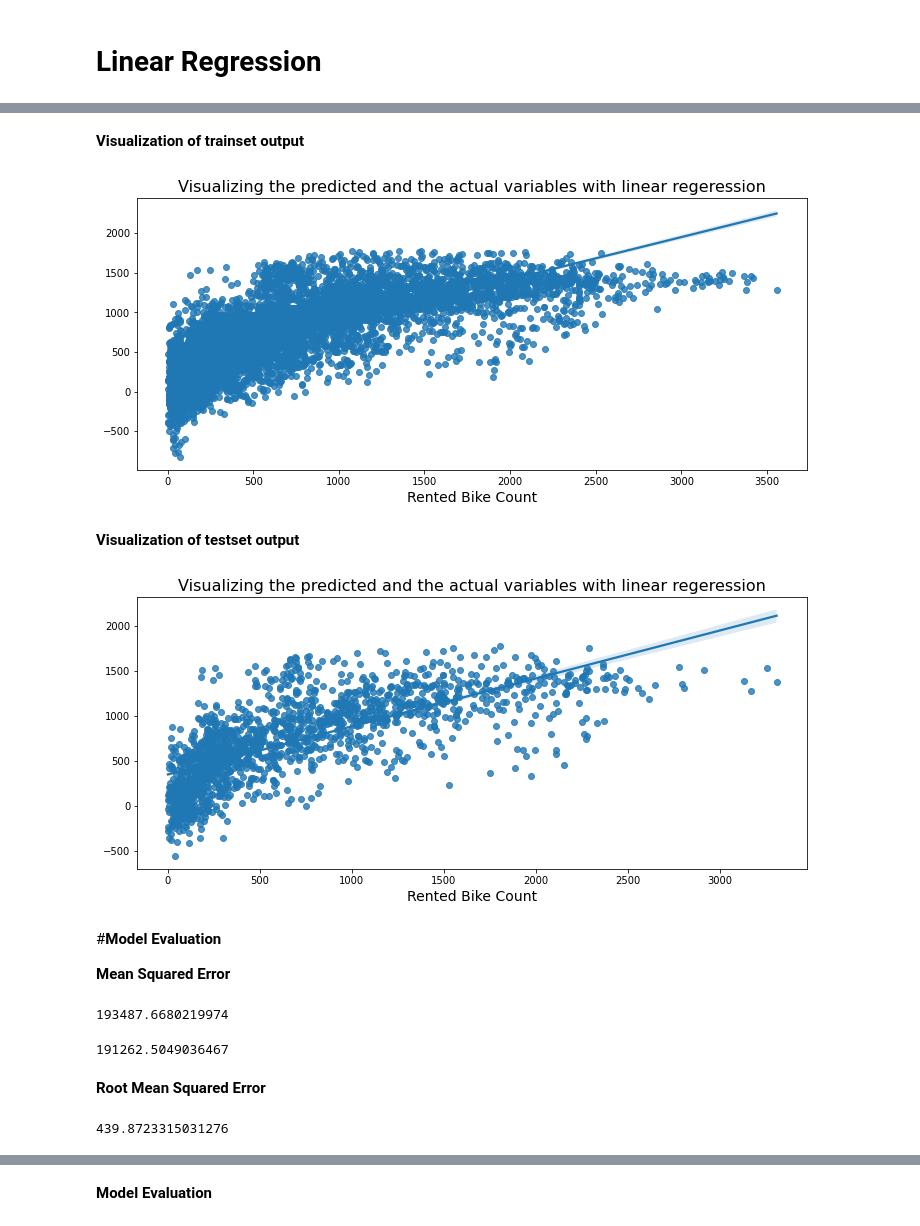
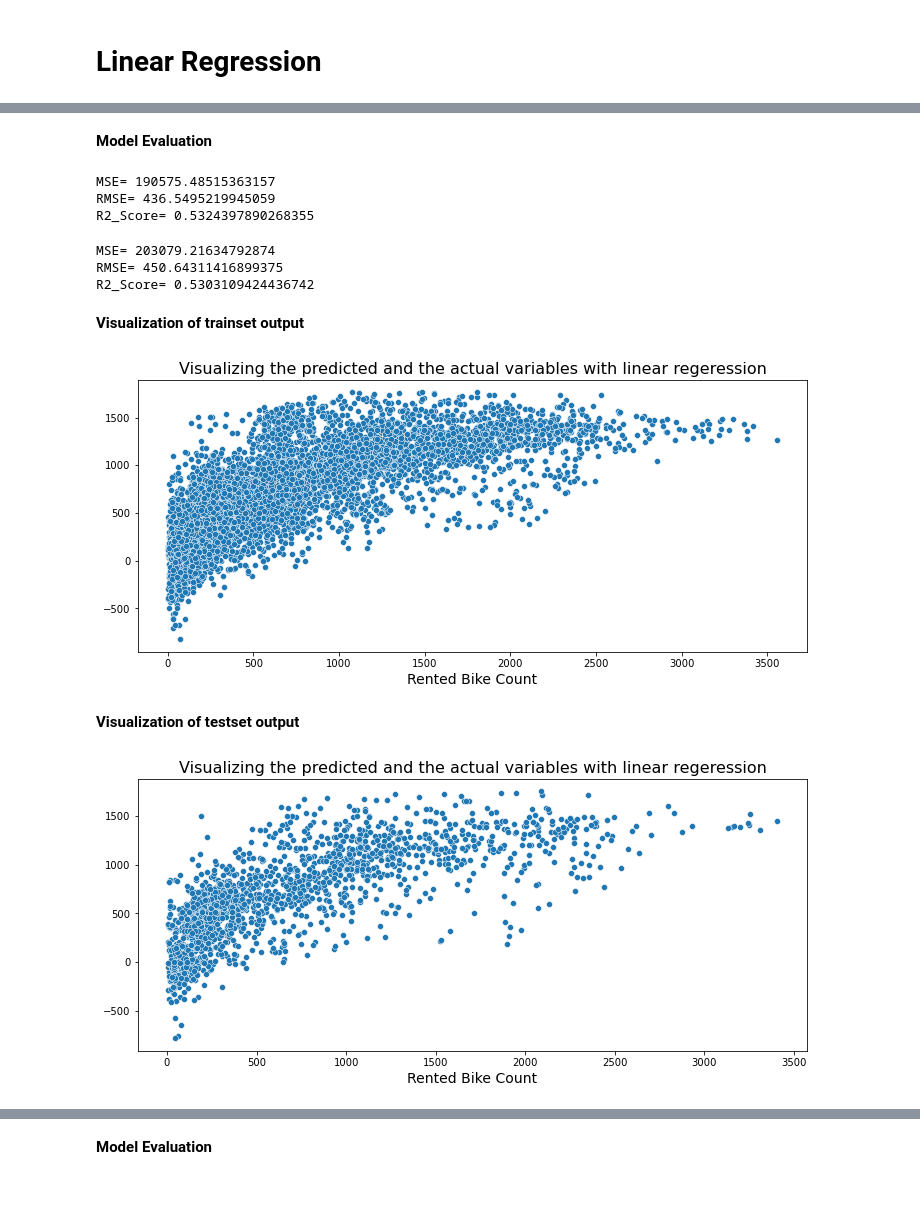
Before and after one commit to Narayan718/bike-rental-prediction, a Jupyter notebook: Bike_rental_prediction.ipynb, the cells around one changed output, grey strips where cells are left out. Saved outputs shown, nothing was run; the diff lists cells and outputs as text; code cells hidden in the pictures; blank space fills up the shorter version.

```diff
--- a/Bike_rental_prediction.ipynb
+++ b/Bike_rental_prediction.ipynb
@@ -47,7 +50,10 @@ from statsmodels.stats.outliers_influence import variance_inflation_factor
 **Loading the dataset**
 # %%
 #importing the dataset
-data = pd.read_csv("/content/drive/MyDrive/Capstone/Machine Learning/Data/Supervised/Regression/SeoulBikeData.csv", encoding='ISO-8859-1')
+#data = pd.read_csv("/content/drive/MyDrive/Capstone/Machine Learning/Data/Supervised/
+#Regression/SeoulBikeData.csv", encoding='ISO-8859-1')
+
+data = pd.read_csv('SeoulBikeData.csv', encoding='ISO-8859-1')
 data.head()
 # %% [output]
 |  | Date | Rented Bike Count | Hour | Temperature(°C) | Humidity(%) | Wind speed (m/s) | Visibility (10m) | ... |
@@ -422,8 +489,8 @@ plt.show()
 **Forming a New Data Frame**
 # %%
 #preparing the new data frame with selected columns
-bike_df = data[['Year', 'Month', 'Day', 'Day_name', 'Rented Bike Count', 'Hour',  'HoliDay',  'Visibility','Temperature', 'Humidity',
-             'Dew point temperature', 'Solar Radiation', 'Rainfall', 'Snowfall', 'Seasons', 'Wind speed']]
+bike_df = data[['Year', 'Month', 'Day', 'Day_name', 'Rented Bike Count', 'Hour',  'HoliDay',  'Visibility','Temperature',
+                'Humidity', 'Dew point temperature', 'Solar Radiation', 'Rainfall', 'Snowfall', 'Seasons', 'Wind speed']]
 
 bike_df.head()
 # %% [output]
@@ -568,48 +647,52 @@ regressor.score(X_train, y_train)
 #defining the predicted values
 pred_train = regressor.predict(X_train)
 pred_test = regressor.predict(X_test)
+# %% [markdown]
+ **Model Evaluation**
+# %%
+MSE_train = mean_squared_error(y_train, pred_train)
+print(f'MSE= {MSE_train}')
+
+RMSE_train = np.sqrt(MSE_train)
+print(f'RMSE= {RMSE_train}')
+
+R2_Score_train = r2_score(y_train, pred_train)
+print(f'R2_Score= {R2_Score_train}')
+# %% [output]
+MSE= 190575.48515363157
+RMSE= 436.5495219945059
+R2_Score= 0.5324397890268355
+# %%
+MSE_test = mean_squared_error(y_test, pred_test)
+print(f'MSE= {MSE_test}')
+
+RMSE_test = np.sqrt(MSE_test)
+print(f'RMSE= {RMSE_test}')
+
+R2_Score_test = r2_score(y_test, pred_test)
+print(f'R2_Score= {R2_Score_test}')
+# %% [output]
+MSE= 203079.21634792874
+RMSE= 450.64311416899375
+R2_Score= 0.5303109424436742
 # %% [markdown]
 **Visualization of trainset output**
 # %%
 plt.figure(figsize=(12, 5))
-sns.regplot(y_train, pred_train)
+sns.scatterplot(y_train, pred_train)
 plt.title('Visualizing the predicted and the actual variables with linear regeression', size=16)
 plt.xlabel('Rented Bike Count', size=14)
 plt.show()
 # %% [output]
-[figure, old version]
+[figure, new version]
 # %% [markdown]
 **Visualization of testset output**
 # %%
 #ploting the outputs
 plt.figure(figsize=(12, 5))
-sns.regplot(y_test, pred_test)
+sns.scatterplot(y_test, pred_test)
 plt.title('Visualizing the predicted and the actual variables with linear regeression', size=16)
 plt.xlabel('Rented Bike Count', size=14)
 plt.show()
 # %% [output]
-[figure, old version]
+[figure, new version]
-# %% [markdown]
-#**Model Evaluation**
-
-**Mean Squared Error**
-# %%
-#Mean Squared Error on Training set
-MSE_train = mean_squared_error(y_train, pred_train)
-MSE_train
-# %% [output]
-193487.6680219974
-# %%
-#Mean Squared Error on Test set
-MSE_test = mean_squared_error(y_test, pred_test)
-MSE_test
-# %% [output]
-191262.5049036467
-# %% [markdown]
-**Root Mean Squared Error**
-# %%
-#Root Mean Squared Error on Training set
-RMSE_train = np.math.sqrt(MSE_train)
-RMSE_train
-# %% [output]
-439.8723315031276
```
Also changed, not shown: parts of 86 cells of this notebook.
